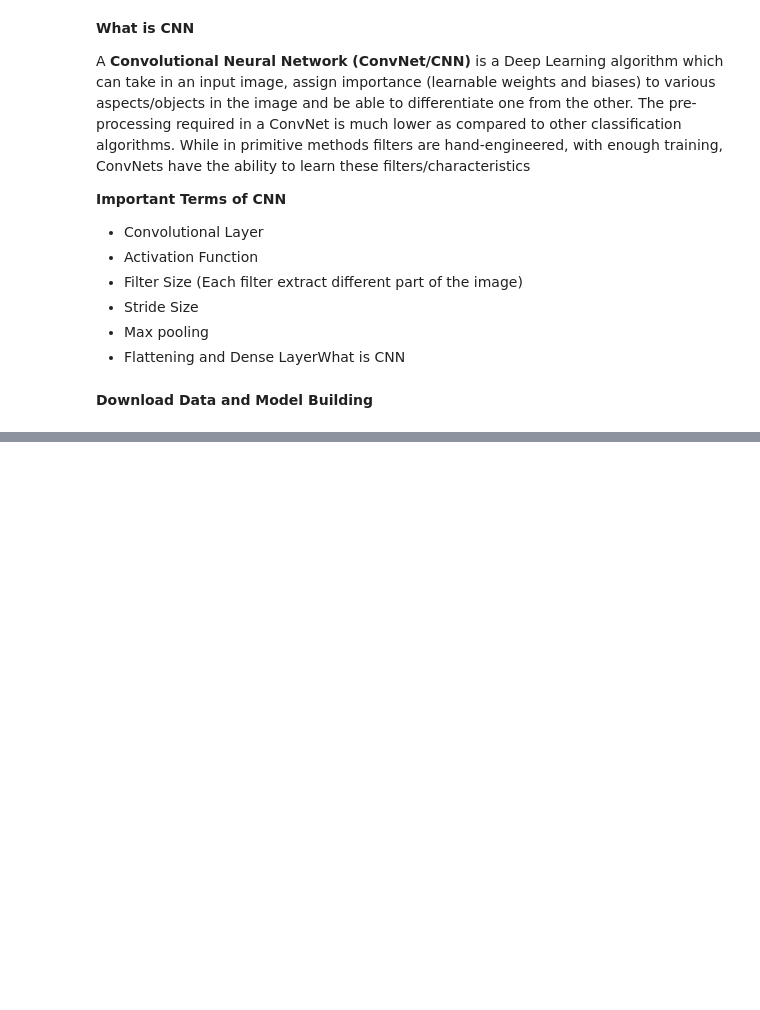
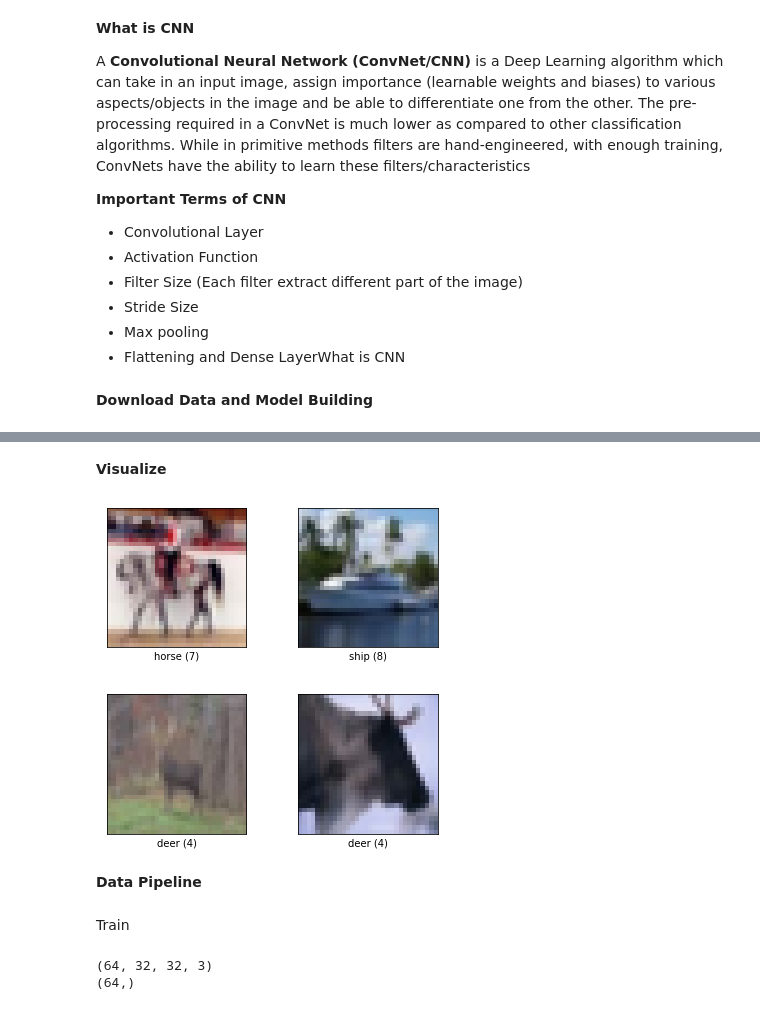
Before and after one commit to sahug/ds-tensorflow, a Jupyter notebook: Tensorflow - 2D CNN CIFAC10 Image Classifier.ipynb, the cells around one changed output, grey strips where cells are left out. Drawn from its saved outputs; the diff is of its cells as text; code cells hidden in the pictures; blank space fills up the shorter version.

Commit message:
Tensorflow, Keras, Tensorboard, Dataset Pipeline
Tensorflow, Keras, Tensorboard, Dataset Pipeline

```diff
--- a/Tensorflow - 2D CNN CIFAC10 Image Classifier.ipynb
+++ b/Tensorflow - 2D CNN CIFAC10 Image Classifier.ipynb
@@ -74,0 +31,10 @@ model.add(Dense(units=10, activation="softmax"))
+# %%
+import tensorflow_datasets as tfds
+
+(ds_train, ds_test), ds_info = tfds.load("cifar10",
+                                        split=["train", "test"],
+                                        shuffle_files=True,
+                                        # True, the returned tf.data.Dataset will have a 2-tuple structure (input, label)
+                                        # False, the default, the returned tf.data.Dataset will have a dictionary with all the features.
+                                        as_supervised=True,
+                                        with_info=True)
@@ -74,0 +124,8 @@ model.add(Dense(units=10, activation="softmax"))
+# %% [markdown]
+**Visualize**
+# %%
+fig = tfds.show_examples(ds_train, ds_info, rows=2, cols=2)
+# %% [output]
+[figure, added]
+# %% [markdown]
+**Data Pipeline**
@@ -74,0 +136,10 @@ model.add(Dense(units=10, activation="softmax"))
+# %% [markdown]
+Train
+# %%
+for image_batch, labels_batch in ds_train:
+  print(image_batch.shape)
+  print(labels_batch.shape)
+  break
+# %% [output]
+(64, 32, 32, 3)
+(64,)
```
Also changed, not shown: parts of 56 cells of this notebook, 1 other file.
